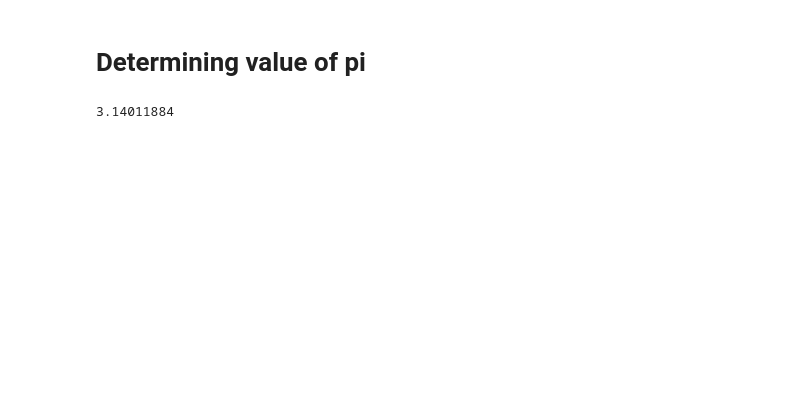
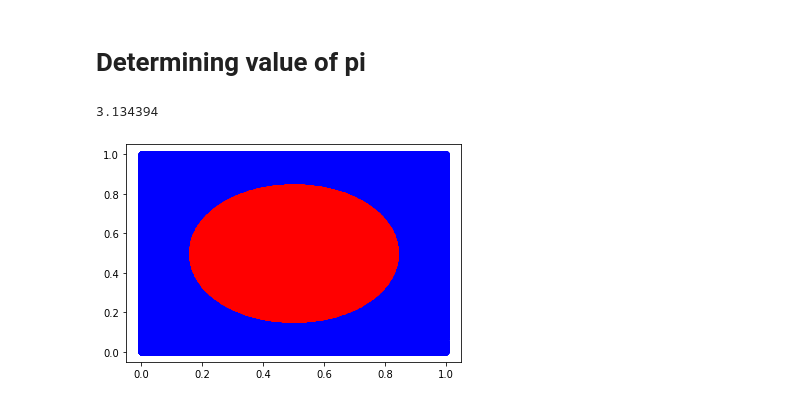
Before and after one commit to PeithonKing/comp_phys_P346, a Jupyter notebook: lab_11_08.ipynb, the cells around one changed output. Cells and saved outputs as stored; diff of their text form; code cells hidden in the pictures; blank space fills up the shorter version.

```diff
--- a/exercise/random.ipynb
+++ b/lab_11_08.ipynb
@@ -18,0 +14,6 @@ plt.scatter(list(range(len(a))), a)
+# %%
+n = 1000
+a = [0.1]
+for i in range(n):
+    a.append(LCG(a[-1]))
+plt.scatter(list(range(len(a))), a)
@@ -19,15 +23,28 @@ plt.scatter(list(range(len(a))), a)
 # %% [markdown]
 # Determining value of pi
 # %%
-inside = 0
+# With Illustration
 seed = 0.1
-for i in range(10_00_00_000):
-    r1 = rand2(seed)
+inside = []
+outside = []
+n = 10**6
+for i in tqdm(range(n)):
+    r1 = LCG(seed)
     seed = r1
-    r2 = rand2(seed)
+    r2 = LCG(seed)
     seed = r2
-    if r1**2 + r2**2 < 1:
-        inside += 1
-print(4*inside/10_00_00_000)
+    if (r1-0.5)**2 + (r2-0.5)**2 <= 3**-2:  # circle with radius = 1/3 and center at (0.5, 0.5)
+        inside.append([r1, r2])
+    else:
+        outside.append([r1, r2])
+print(len(inside)*9/n)
 # %% [output]
-3.14011884
+3.134394
+# %%
+inside_x, inside_y = zip(*inside)
+outside_x ,outside_y = zip(*outside)
+plt.plot(outside_x, outside_y, 'bo')
+plt.plot(inside_x, inside_y, 'ro')
+plt.show()
+# %% [output]
+[figure, added]
```
Also changed, not shown: parts of 6 cells of this notebook, 8 other files.
